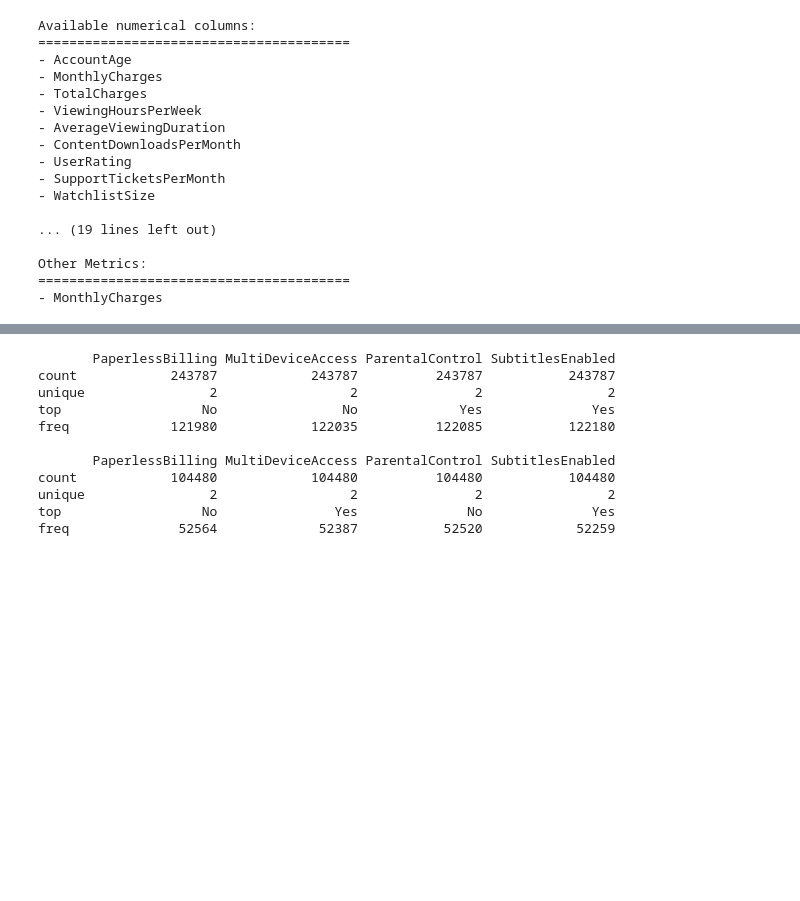
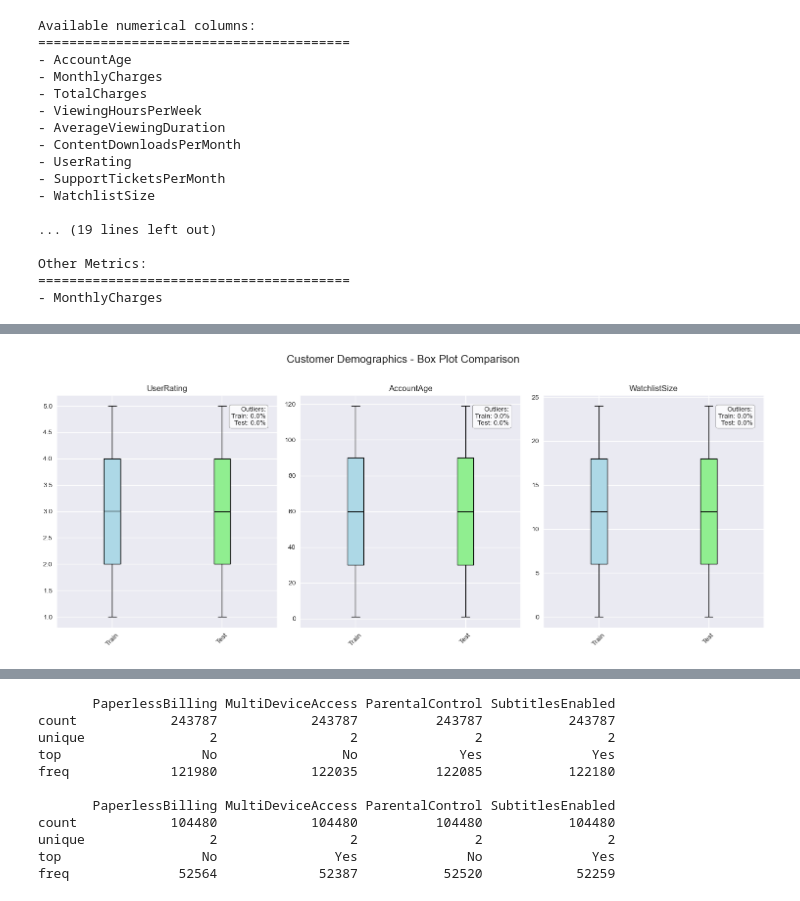
Before and after one commit to longchung90/winter_lace, a Jupyter notebook: ChurnPrediction_LC_final.ipynb, the cells around one changed output, grey strips where cells are left out. Drawn from its saved outputs; the diff is of its cells as text; code cells hidden in the pictures; blank space fills up the shorter version.

```diff
--- a/ChurnPrediction_LC_final.ipynb
+++ b/ChurnPrediction_LC_final.ipynb
@@ -702,0 +715,92 @@ This is a designated stop point in the notebook. Continue from here next time.
+# %%
+def plot_boxplot_comparison(train_df, test_df, metrics, title, figsize=(15, 6)):
+    """Helper function to create box plots with outlier analysis and annotate outliers"""
+    if len(metrics) > 0:
+        fig, axes = plt.subplots(1, len(metrics), figsize=figsize)
+        fig.suptitle(f'{title} - Box Plot Comparison', fontsize=16, y=1.02)
+
+        if len(metrics) == 1:
+            axes = [axes]
+
+        for ax, col in zip(axes, metrics):
+            # Prepare data for box plot
+            data = [train_df[col], test_df[col]]
+
+            # Create box plot
+            bplot = ax.boxplot(data, labels=['Train', 'Test'],
+                             patch_artist=True,
+                             medianprops=dict(color="black"),
+                             flierprops=dict(marker='o', markerfacecolor='red', alpha=0.5))
+
+            # Calculate outlier percentages
+            q1_train = train_df[col].quantile(0.25)
+            q3_train = train_df[col].quantile(0.75)
+            iqr_train = q3_train - q1_train
+            lower_bound = q1_train - 1.5 * iqr_train
+            upper_bound = q3_train + 1.5 * iqr_train
+
+            outliers_train = train_df[(train_df[col] < lower_bound) | (train_df[col] > upper_bound)][col]
+            outliers_test = test_df[(test_df[col] < lower_bound) | (test_df[col] > upper_bound)][col]
+
+            # Add outlier information
+            outlier_text = f'Outliers:\nTrain: {len(outliers_train)/len(train_df):.1%}\nTest: {len(outliers_test)/len(test_df):.1%}'
+            ax.text(0.95, 0.95, outlier_text,
+                   transform=ax.transAxes,
+                   verticalalignment='top',
+                   horizontalalignment='right',
+                   bbox=dict(boxstyle='round', facecolor='white', alpha=0.8))
+
+            # Annotate outlier values for train
+            for y in outliers_train:
+                ax.annotate(f'{y:.2f}', xy=(1, y), xytext=(1.05, y), textcoords='data', fontsize=7, color='red', arrowprops=dict(arrowstyle='->', lw=0.5, color='red'))
+            # Annotate outlier values for test
+            for y in outliers_test:
+                ax.annotate(f'{y:.2f}', xy=(2, y), xytext=(2.05, y), textcoords='data', fontsize=7, color='red', arrowprops=dict(arrowstyle='->', lw=0.5, color='red'))
+
+            # Customize box colors
+            bplot['boxes'][0].set_facecolor('lightblue')
+            bplot['boxes'][1].set_facecolor('lightgreen')
+
+            ax.set_title(f'{col}')
+            ax.tick_params(axis='x', rotation=45)
+
+        plt.tight_layout()
+        plt.show()
+
+        # Print detailed statistics
+        print(f"\n{title} - Outlier Analysis:")
+        print("=" * 60)
+        for col in metrics:
+            q1 = train_df[col].quantile(0.25)
+            q3 = train_df[col].quantile(0.75)
+            iqr = q3 - q1
+            lower_bound = q1 - 1.5 * iqr
+            upper_bound = q3 + 1.5 * iqr
+
+            print(f"\n{col}:")
+            print(f"IQR Range: [{q1:.2f}, {q3:.2f}]")
+            print(f"Outlier Bounds: [{lower_bound:.2f}, {upper_bound:.2f}]")
+            print(f"Actual Range - Train: [{train_df[col].min():.2f}, {train_df[col].max():.2f}]")
+            print(f"Actual Range - Test: [{test_df[col].min():.2f}, {test_df[col].max():.2f}]")
+
+# Example usage for your dataset:
+print("Box Plot Analysis")
+print("=" * 60)
+
+# Example metric lists for demonstration (replace with your actual columns)
+demographics = ['Age', 'UserRating', 'AccountAge', 'WatchlistSize']
+service_usage = ['ViewingHoursPerWeek', 'AverageViewingDuration', 'ContentDownloadsPerMonth', 'SupportTicketsPerMonth']
+financial = ['TotalCharges']
+
+# Only include columns that exist in your data
+demographics = [col for col in demographics if col in train_df.columns and col in test_df.columns]
+service_usage = [col for col in service_usage if col in train_df.columns and col in test_df.columns]
+financial = [col for col in financial if col in train_df.columns and col in test_df.columns]
+
+if demographics:
+    plot_boxplot_comparison(train_df, test_df, demographics, 'Customer Demographics', figsize=(15, 6))
+if service_usage:
+    plot_boxplot_comparison(train_df, test_df, service_usage, 'Service Usage', figsize=(20, 6))
+if financial:
+    plot_boxplot_comparison(train_df, test_df, financial, 'Financial/Payment', figsize=(10, 6))
+# %% [output]
@@ -702,0 +809 @@ This is a designated stop point in the notebook. Continue from here next time.
+[figure, added]
```
Also changed, not shown: parts of 17 cells of this notebook, 1 other file.
